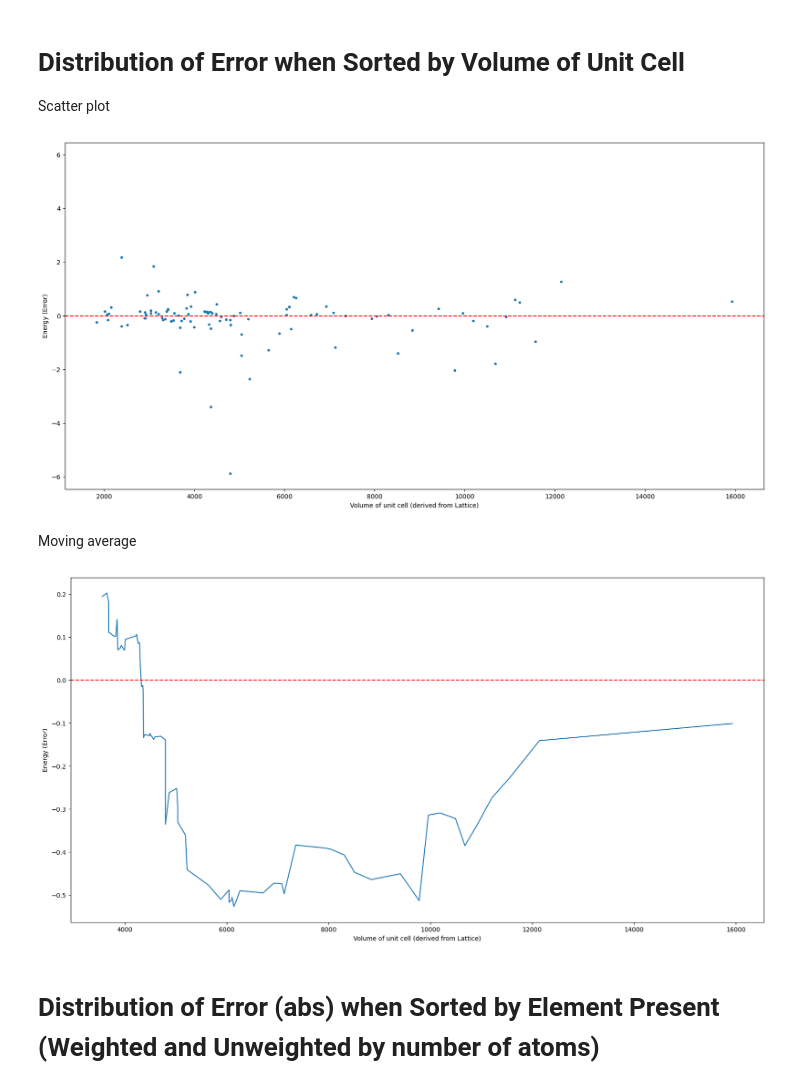
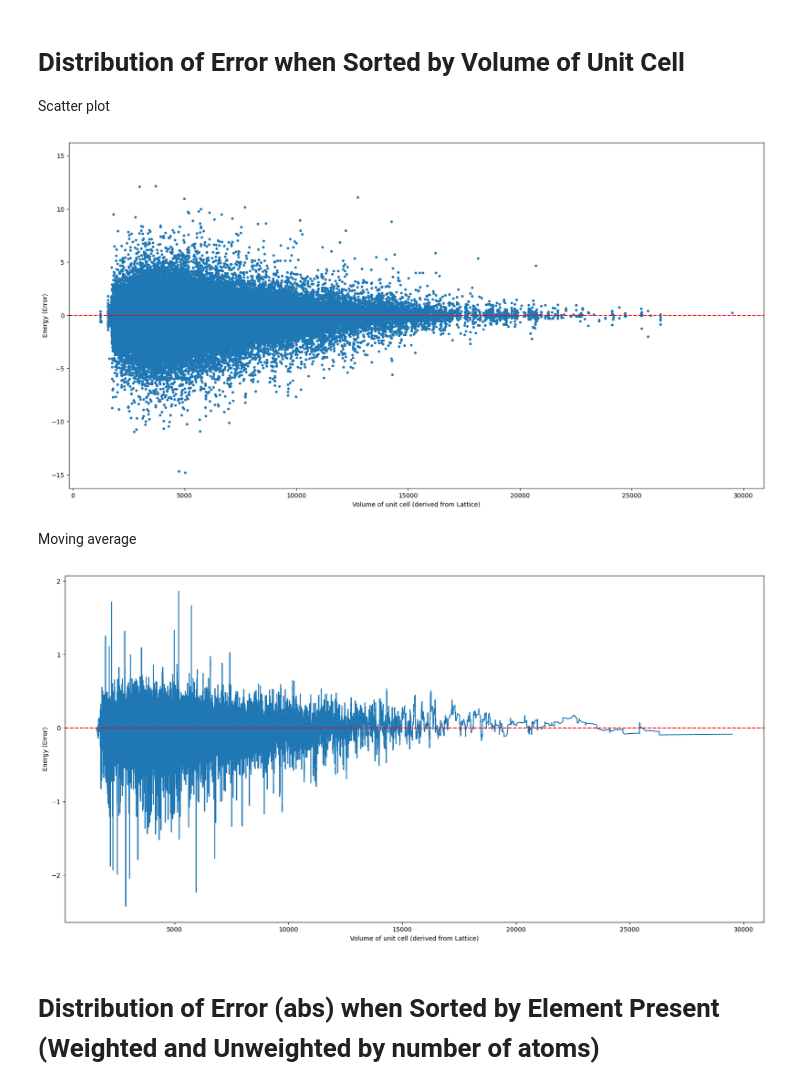
Before and after one commit to kimolijones/A-Star-is-born, a Jupyter notebook: main.ipynb, the cells around one changed output. Saved outputs shown, nothing was run; the diff lists cells and outputs as text; code cells hidden in the pictures.

```diff
--- a/main.ipynb
+++ b/main.ipynb
@@ -32,7 +33,7 @@ import warnings
 # %% [markdown]
 # Setting Variables and Functions
 # %%
-DATASET_LOCATION = "../data_structures_errors_head_100.xyz" # should be in the same directory as the repository
+DATASET_LOCATION = "../data_structures_errors.xyz" # should be in the same directory as the repository
 FIGURE_SIZE_X = 20
 FIGURE_SIZE_Y = FIGURE_SIZE_X/2
 # %%
@@ -271,16 +272,16 @@ print(df.shape)
 
 Scatter plot
 # %%
-df_sorted = df.sort_values(by=["volume of unit cell (derived from Lattice)"])
+df_volume_sorted = df.sort_values(by=["volume of unit cell (derived from Lattice)"])
 plt.figure(figsize=(FIGURE_SIZE_X,FIGURE_SIZE_Y))
 plt.xlabel("Volume of unit cell (derived from Lattice)")
 plt.ylabel("Energy (Error)")
 plt.ylim(-1.1*df["energy (error)"].abs().max(), 1.1*df["energy (error)"].abs().max())
-plt.scatter(df_sorted["volume of unit cell (derived from Lattice)"], df_sorted['energy (error)'], s=10)
+plt.scatter(df_volume_sorted["volume of unit cell (derived from Lattice)"], df_volume_sorted['energy (error)'], s=10)
 plt.axhline(y=0, color='r', linestyle='--')
 plt.show()
 # %% [output]
-[figure, old version]
+[figure, new version]
 # %% [markdown]
 Moving average
 # %%
@@ -288,11 +289,11 @@ plt.figure(figsize=(FIGURE_SIZE_X,FIGURE_SIZE_Y))
 plt.xlabel("Volume of unit cell (derived from Lattice)")
 plt.ylabel("Energy (Error)")
 #plt.ylim(-0.5*df["energy (error)"].abs().max(), 0.5*df["energy (error)"].abs().max())
-plt.plot(df_sorted["volume of unit cell (derived from Lattice)"], df_sorted['energy (error)'].rolling(30).mean())
+plt.plot(df_volume_sorted["volume of unit cell (derived from Lattice)"], df_volume_sorted['energy (error)'].rolling(30).mean())
 plt.axhline(y=0, color='r', linestyle='--')
 plt.show()
 # %% [output]
-[figure, old version]
+[figure, new version]
 # %% [markdown]
 # Distribution of Error (abs) when Sorted by Element Present (Weighted and Unweighted by number of atoms)
 # %%
```
Also changed, not shown: parts of 7 cells of this notebook.
